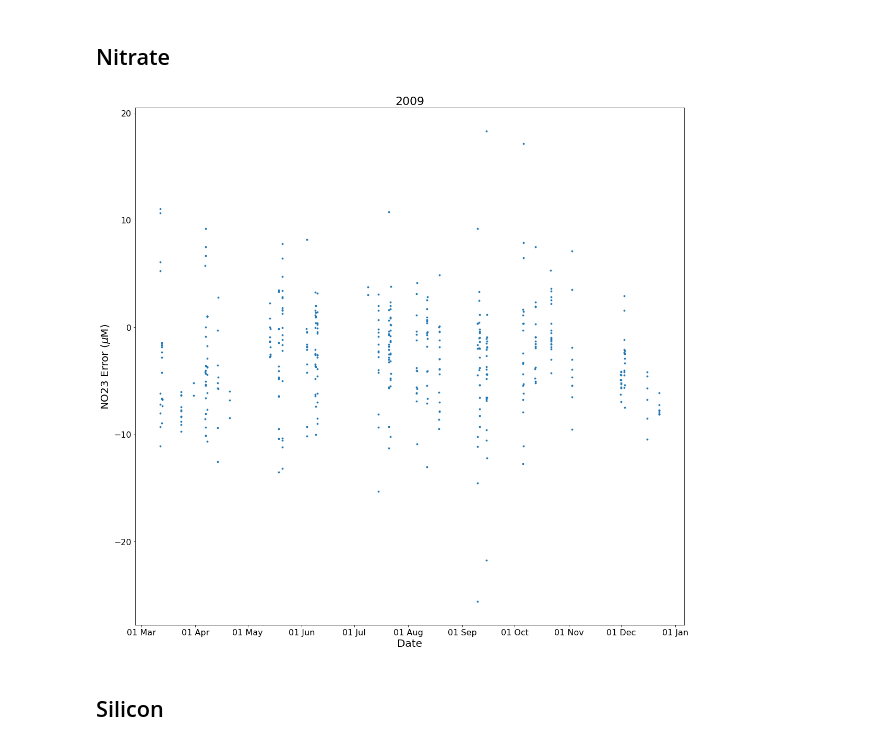
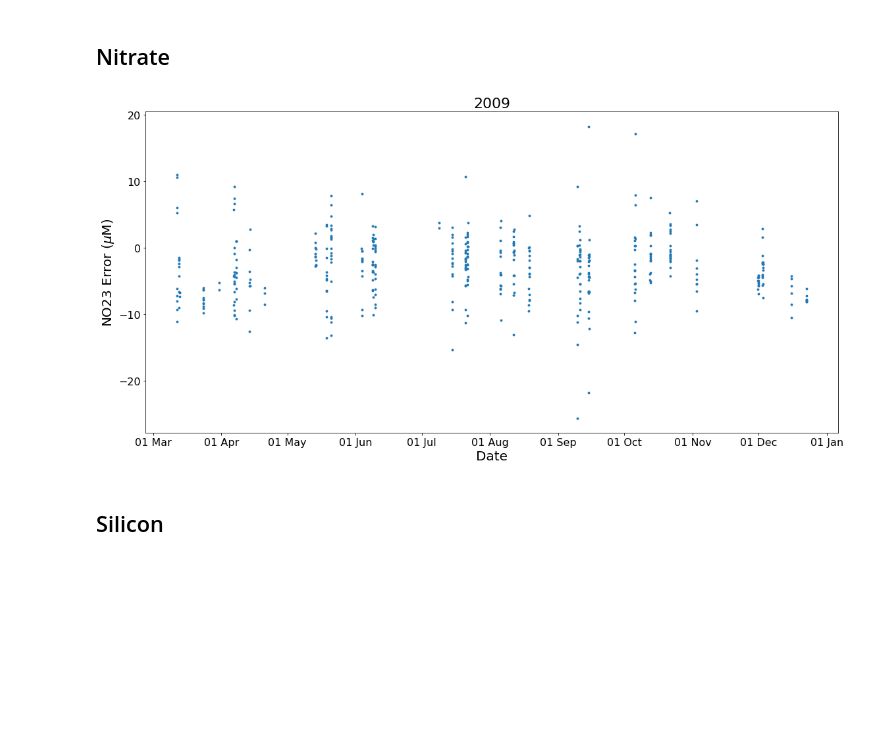
Before and after one commit to SalishSeaCast/analysis-keegan, a Jupyter notebook: notebooks/Evaluations/Time_Series_evaluation.ipynb, the cells around one changed output. Drawn from its saved outputs; the diff is of its cells as text; code cells hidden in the pictures; blank space fills up the shorter version.

```diff
--- a/notebooks/Evaluations/Time_Series_evaluation.ipynb
+++ b/notebooks/Evaluations/Time_Series_evaluation.ipynb
@@ -167,10 +170,10 @@ ket.multi_timese_graph(data,[2009,2010],obsvar,modvar,(16,19))
 # %%
 obsvar='NO23'
 modvar='mod_nitrate'
 
-ket.multi_timerror_graph(data,datyear,2009,obsvar,modvar,(16,15))
+ket.multi_timerror_graph(data,datyear,2009,obsvar,modvar,(16,8))
 # %% [output]
-[figure, old version]
+[figure, new version]
 # %% [markdown]
 ## Silicon
 # %%
```
Also changed, not shown: parts of 8 cells of this notebook, 3 other files.
